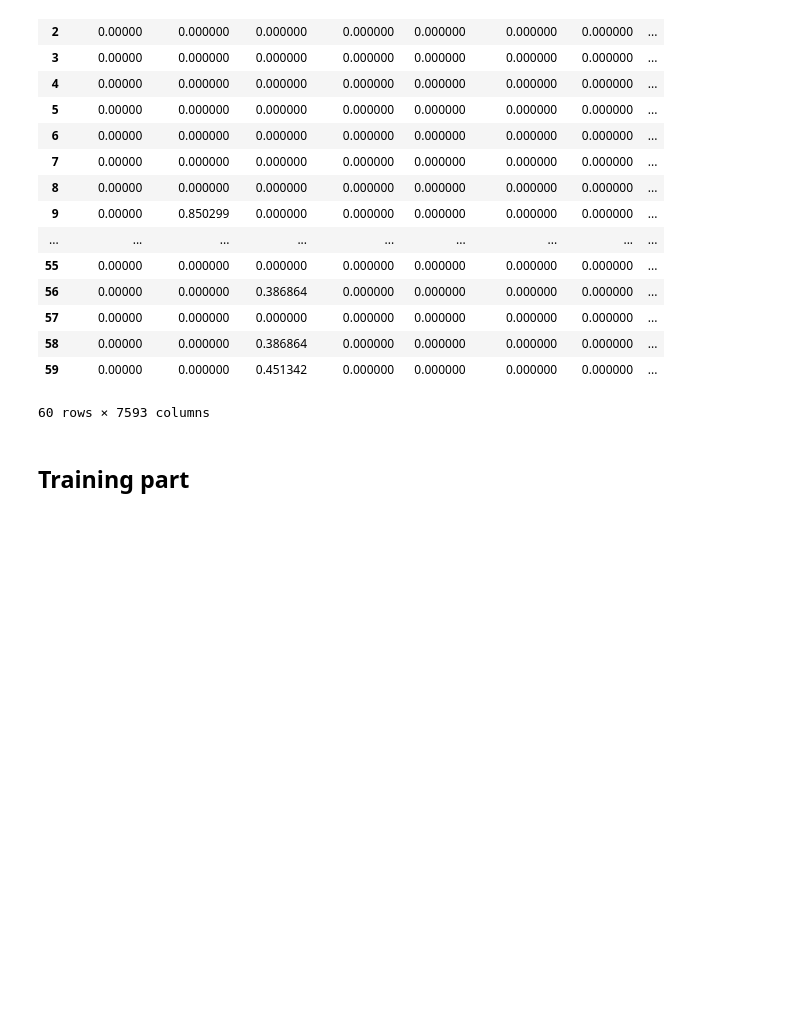
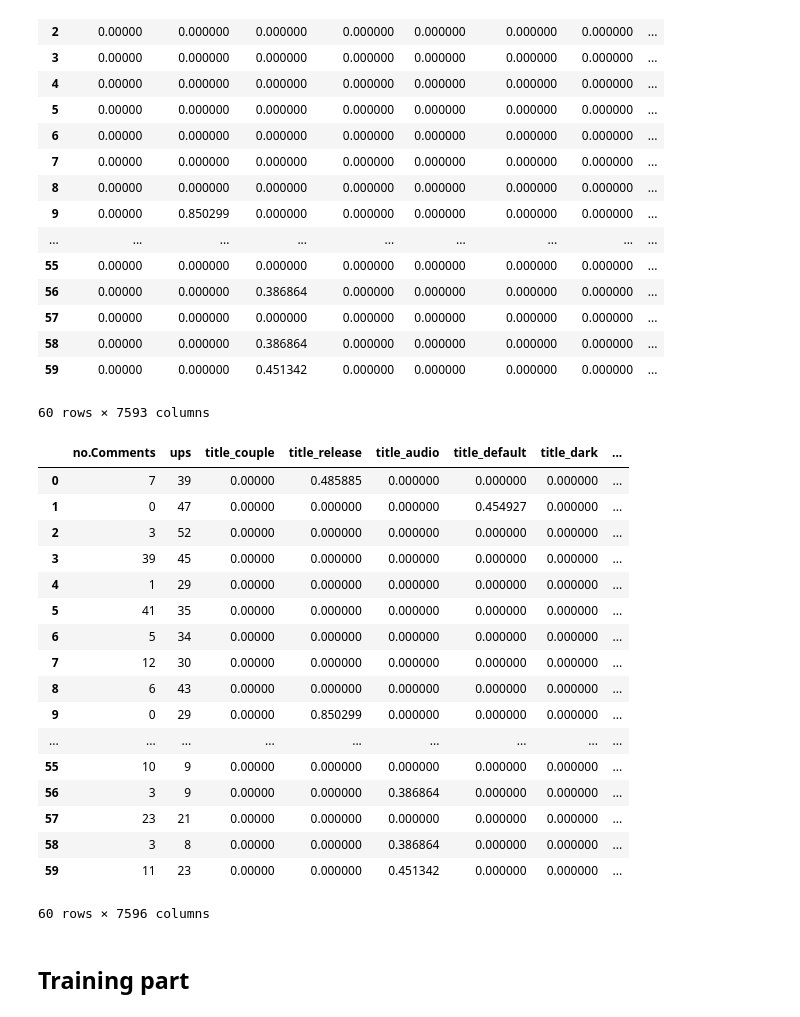
Before and after one commit to CXwudi/csi5137c-project, a Jupyter notebook: src/main_training.ipynb, the cells around one changed output. Cells and saved outputs as stored; diff of their text form; code cells hidden in the pictures; blank space fills up the shorter version.

Commit message:
test dataset is ready

```diff
--- a/src/main_training.ipynb
+++ b/src/main_training.ipynb
@@ -288,5 +288,28 @@ filtered_BoW_columns
 | 58 | 0.00000 | 0.000000 | 0.386864 | 0.000000 | 0.000000 | 0.000000 | 0.000000 | ... |
 | 59 | 0.00000 | 0.000000 | 0.451342 | 0.000000 | 0.000000 | 0.000000 | 0.000000 | ... |
 60 rows × 7593 columns
+# %%
+testable_dataset = pd.concat([testable_dataset, filtered_BoW_columns], axis=1)
+testable_dataset = pd.concat([testable_dataset, tokenzied_test_dataset["tag"]], axis=1)
+testable_dataset
+# %% [output]
+|  | no.Comments | ups | title_couple | title_release | title_audio | title_default | title_dark | ... |
+| 0 | 7 | 39 | 0.00000 | 0.485885 | 0.000000 | 0.000000 | 0.000000 | ... |
+| 1 | 0 | 47 | 0.00000 | 0.000000 | 0.000000 | 0.454927 | 0.000000 | ... |
+| 2 | 3 | 52 | 0.00000 | 0.000000 | 0.000000 | 0.000000 | 0.000000 | ... |
+| 3 | 39 | 45 | 0.00000 | 0.000000 | 0.000000 | 0.000000 | 0.000000 | ... |
+| 4 | 1 | 29 | 0.00000 | 0.000000 | 0.000000 | 0.000000 | 0.000000 | ... |
+| 5 | 41 | 35 | 0.00000 | 0.000000 | 0.000000 | 0.000000 | 0.000000 | ... |
+| 6 | 5 | 34 | 0.00000 | 0.000000 | 0.000000 | 0.000000 | 0.000000 | ... |
+| 7 | 12 | 30 | 0.00000 | 0.000000 | 0.000000 | 0.000000 | 0.000000 | ... |
+| 8 | 6 | 43 | 0.00000 | 0.000000 | 0.000000 | 0.000000 | 0.000000 | ... |
+| 9 | 0 | 29 | 0.00000 | 0.850299 | 0.000000 | 0.000000 | 0.000000 | ... |
+| ... | ... | ... | ... | ... | ... | ... | ... | ... |
+| 55 | 10 | 9 | 0.00000 | 0.000000 | 0.000000 | 0.000000 | 0.000000 | ... |
+| 56 | 3 | 9 | 0.00000 | 0.000000 | 0.386864 | 0.000000 | 0.000000 | ... |
+| 57 | 23 | 21 | 0.00000 | 0.000000 | 0.000000 | 0.000000 | 0.000000 | ... |
+| 58 | 3 | 8 | 0.00000 | 0.000000 | 0.386864 | 0.000000 | 0.000000 | ... |
+| 59 | 11 | 23 | 0.00000 | 0.000000 | 0.451342 | 0.000000 | 0.000000 | ... |
+60 rows × 7596 columns
 # %% [markdown]
 ## Training part
```
